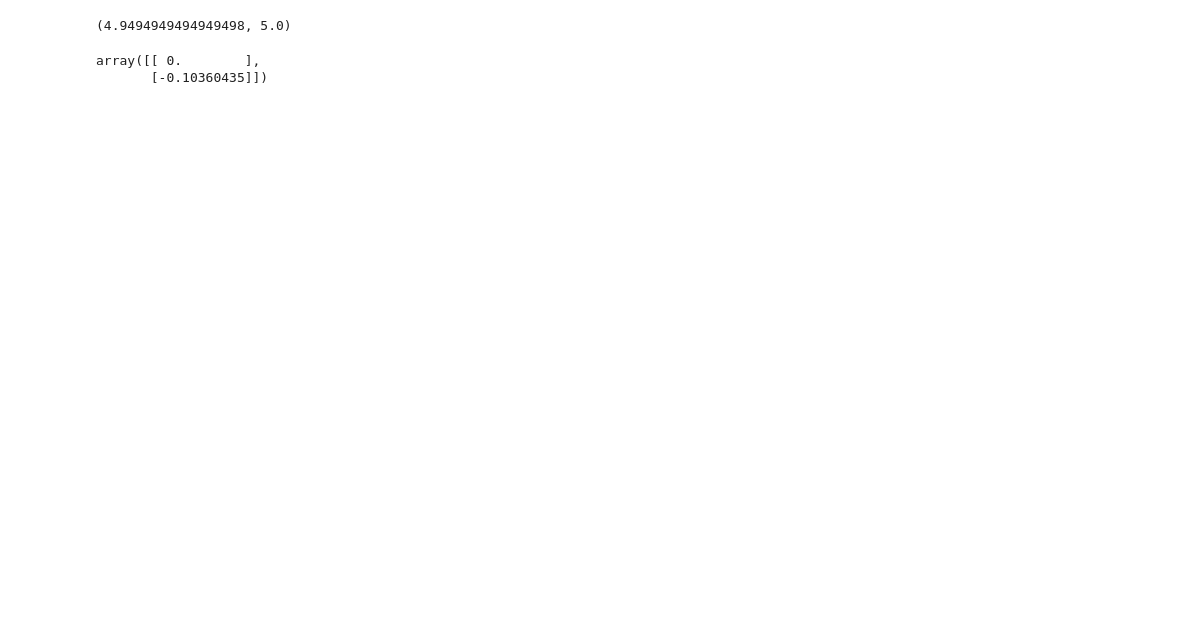
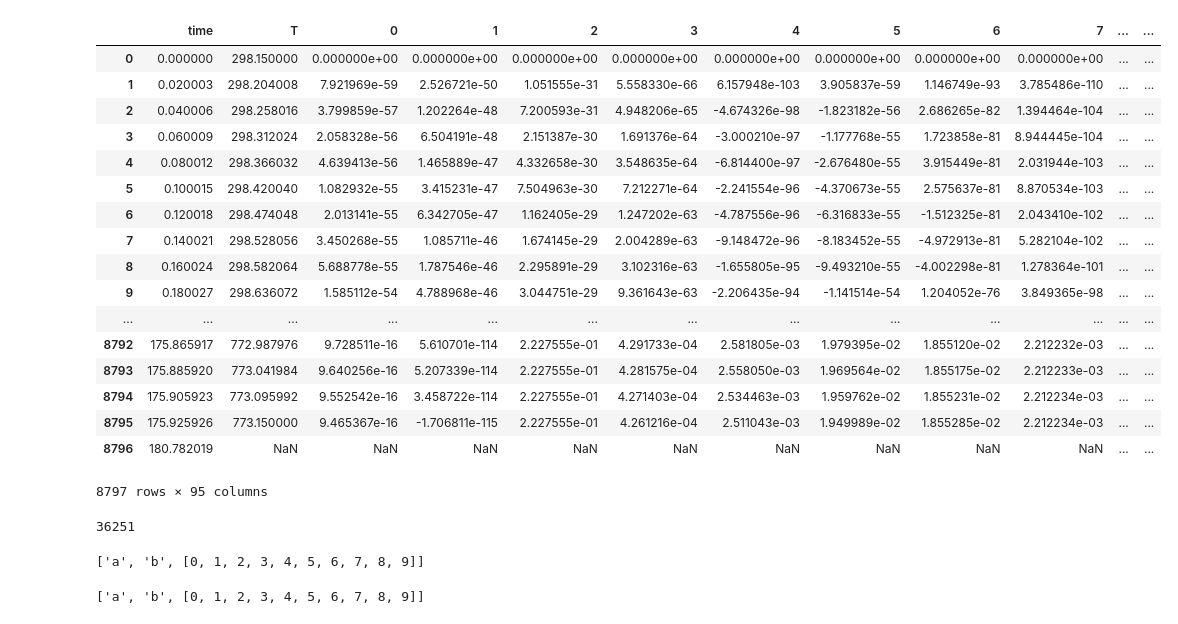
Before and after one commit to LigninTools/Ligpy-Cantera, a Jupyter notebook: Ligscipy/ODE_scipy/Untitled.ipynb, the cells around one changed output. Drawn from its saved outputs; the diff is of its cells as text; code cells hidden in the pictures; blank space fills up the shorter version.

```diff
--- a/Ligscipy/ODE_scipy/Untitled.ipynb
+++ b/Ligscipy/ODE_scipy/Untitled.ipynb
@@ -98,9 +56,0 @@ while i < (len(ts)-1):
-# %%
-ts[98], ts[99]
-# %% [output]
-(4.9494949494949498, 5.0)
-# %%
-f
-# %% [output]
-array([[ 0.        ],
-       [-0.10360435]])
@@ -106,0 +63,27 @@ array([[ 0.        ],
+# %%
+data = pd.read_csv('#sol_heating_Pseudotsuga_menziesii.dat', delimiter='\t', names = header)
+# %%
+data
+# %% [output]
+|  | time | T | 0 | 1 | 2 | 3 | 4 | 5 | 6 | 7 | ... | ... |
+| 0 | 0.000000 | 298.150000 | 0.000000e+00 | 0.000000e+00 | 0.000000e+00 | 0.000000e+00 | 0.000000e+00 | 0.000000e+00 | 0.000000e+00 | 0.000000e+00 | ... | ... |
+| 1 | 0.020003 | 298.204008 | 7.921969e-59 | 2.526721e-50 | 1.051555e-31 | 5.558330e-66 | 6.157948e-103 | 3.905837e-59 | 1.146749e-93 | 3.785486e-110 | ... | ... |
+| 2 | 0.040006 | 298.258016 | 3.799859e-57 | 1.202264e-48 | 7.200593e-31 | 4.948206e-65 | -4.674326e-98 | -1.823182e-56 | 2.686265e-82 | 1.394464e-104 | ... | ... |
+| 3 | 0.060009 | 298.312024 | 2.058328e-56 | 6.504191e-48 | 2.151387e-30 | 1.691376e-64 | -3.000210e-97 | -1.177768e-55 | 1.723858e-81 | 8.944445e-104 | ... | ... |
+| 4 | 0.080012 | 298.366032 | 4.639413e-56 | 1.465889e-47 | 4.332658e-30 | 3.548635e-64 | -6.814400e-97 | -2.676480e-55 | 3.915449e-81 | 2.031944e-103 | ... | ... |
+| 5 | 0.100015 | 298.420040 | 1.082932e-55 | 3.415231e-47 | 7.504963e-30 | 7.212271e-64 | -2.241554e-96 | -4.370673e-55 | 2.575637e-81 | 8.870534e-103 | ... | ... |
+| 6 | 0.120018 | 298.474048 | 2.013141e-55 | 6.342705e-47 | 1.162405e-29 | 1.247202e-63 | -4.787556e-96 | -6.316833e-55 | -1.512325e-81 | 2.043410e-102 | ... | ... |
+| 7 | 0.140021 | 298.528056 | 3.450268e-55 | 1.085711e-46 | 1.674145e-29 | 2.004289e-63 | -9.148472e-96 | -8.183452e-55 | -4.972913e-81 | 5.282104e-102 | ... | ... |
+| 8 | 0.160024 | 298.582064 | 5.688778e-55 | 1.787546e-46 | 2.295891e-29 | 3.102316e-63 | -1.655805e-95 | -9.493210e-55 | -4.002298e-81 | 1.278364e-101 | ... | ... |
+| 9 | 0.180027 | 298.636072 | 1.585112e-54 | 4.788968e-46 | 3.044751e-29 | 9.361643e-63 | -2.206435e-94 | -1.141514e-54 | 1.204052e-76 | 3.849365e-98 | ... | ... |
+| ... | ... | ... | ... | ... | ... | ... | ... | ... | ... | ... | ... | ... |
+| 8792 | 175.865917 | 772.987976 | 9.728511e-16 | 5.610701e-114 | 2.227555e-01 | 4.291733e-04 | 2.581805e-03 | 1.979395e-02 | 1.855120e-02 | 2.212232e-03 | ... | ... |
+| 8793 | 175.885920 | 773.041984 | 9.640256e-16 | 5.207339e-114 | 2.227555e-01 | 4.281575e-04 | 2.558050e-03 | 1.969564e-02 | 1.855175e-02 | 2.212233e-03 | ... | ... |
+| 8794 | 175.905923 | 773.095992 | 9.552542e-16 | 3.458722e-114 | 2.227555e-01 | 4.271403e-04 | 2.534463e-03 | 1.959762e-02 | 1.855231e-02 | 2.212234e-03 | ... | ... |
+| 8795 | 175.925926 | 773.150000 | 9.465367e-16 | -1.706811e-115 | 2.227555e-01 | 4.261216e-04 | 2.511043e-03 | 1.949989e-02 | 1.855285e-02 | 2.212234e-03 | ... | ... |
+| 8796 | 180.782019 | NaN | NaN | NaN | NaN | NaN | NaN | NaN | NaN | NaN | ... | ... |
+8797 rows × 95 columns
+# %%
+sum(-(1e-10) < n < 0 for n in data.values.flatten())
+# %% [output]
+36251
@@ -106,0 +92,8 @@ array([[ 0.        ],
+# %%
+36251
+# %% [output]
+['a', 'b', [0, 1, 2, 3, 4, 5, 6, 7, 8, 9]]
+# %%
+a
+# %% [output]
+['a', 'b', [0, 1, 2, 3, 4, 5, 6, 7, 8, 9]]
```
Also changed, not shown: parts of 23 cells of this notebook.
